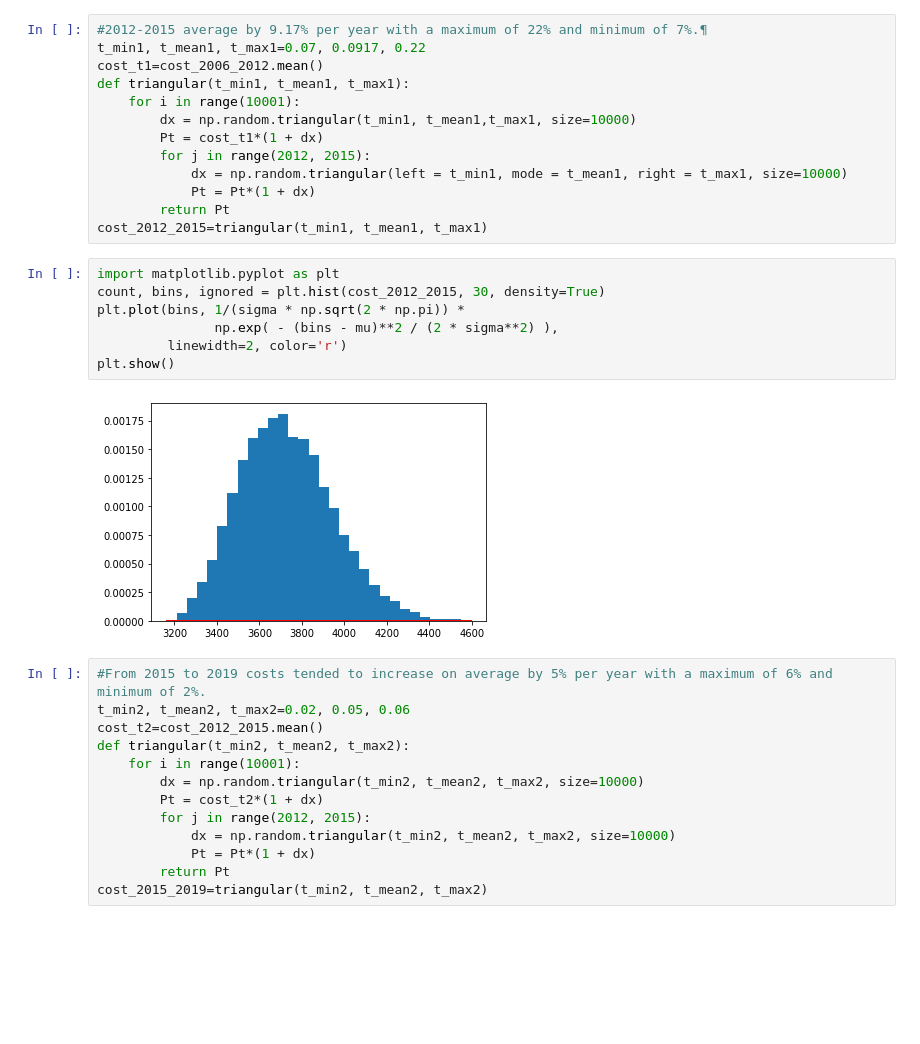
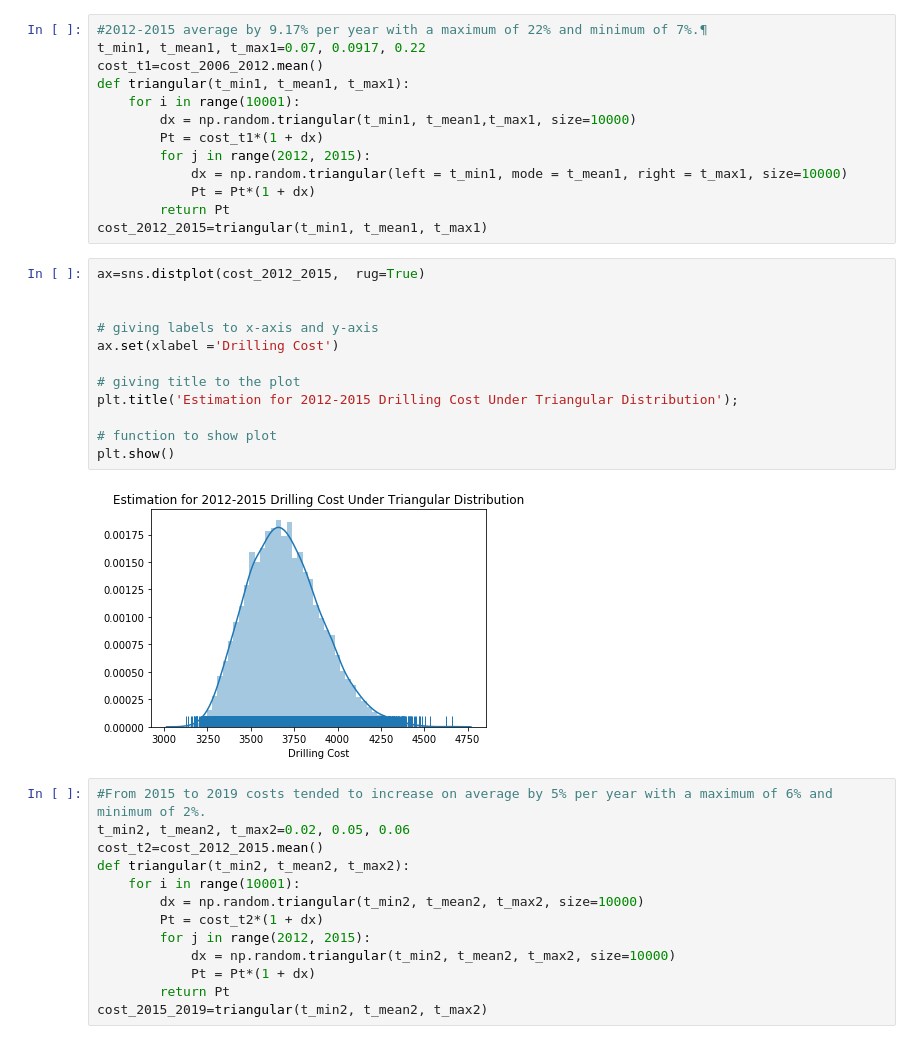
Before and after one commit to luwu29/IAA_profiles, a Jupyter notebook: Simulation HW_1.ipynb, the cells around one changed output. Drawn from its saved outputs; the diff is of its cells as text; blank space fills up the shorter version.

```diff
--- a/Simulation HW_1.ipynb
+++ b/Simulation HW_1.ipynb
@@ -116,15 +130,20 @@ def triangular(t_min1, t_mean1, t_max1):
             Pt = Pt*(1 + dx)
         return Pt
 cost_2012_2015=triangular(t_min1, t_mean1, t_max1)
-# %%
-import matplotlib.pyplot as plt
-count, bins, ignored = plt.hist(cost_2012_2015, 30, density=True)
-plt.plot(bins, 1/(sigma * np.sqrt(2 * np.pi)) *
-               np.exp( - (bins - mu)**2 / (2 * sigma**2) ),
-         linewidth=2, color='r')
-plt.show()
-# %% [output]
-[figure, removed]
+# %%
+ax=sns.distplot(cost_2012_2015,  rug=True)
+
+
+# giving labels to x-axis and y-axis
+ax.set(xlabel ='Drilling Cost')
+
+# giving title to the plot
+plt.title('Estimation for 2012-2015 Drilling Cost Under Triangular Distribution');
+
+# function to show plot
+plt.show()
+# %% [output]
+[figure, added]
 # %%
 #From 2015 to 2019 costs tended to increase on average by 5% per year with a maximum of 6% and minimum of 2%.
 t_min2, t_mean2, t_max2=0.02, 0.05, 0.06
```
Also changed, not shown: parts of 27 cells of this notebook.
